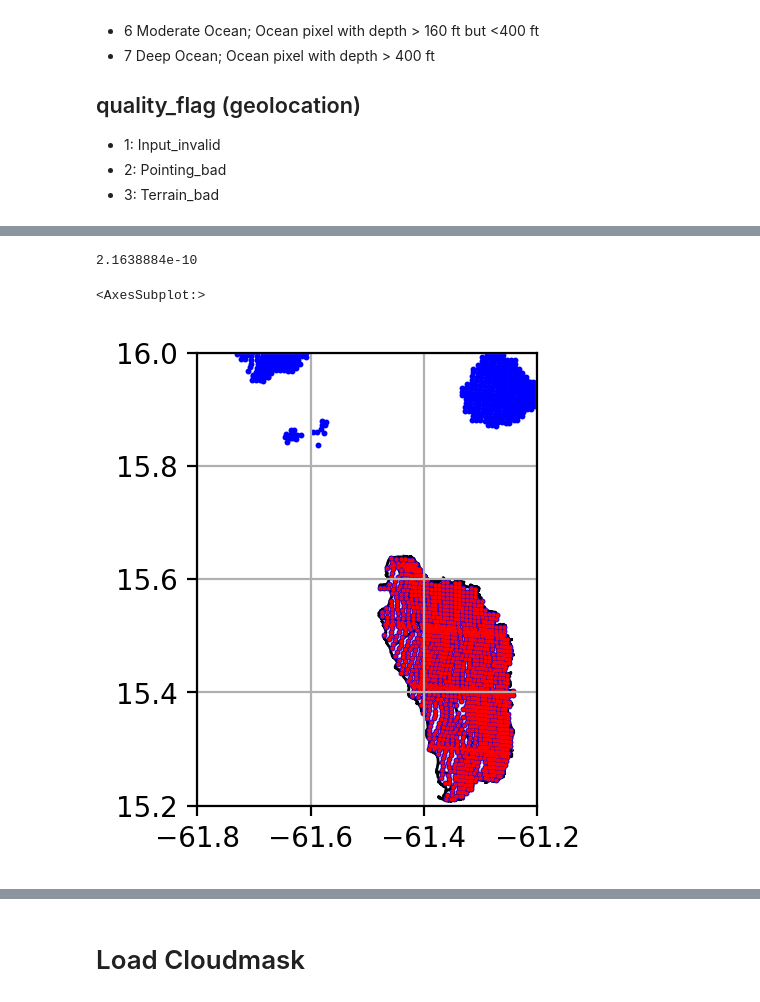
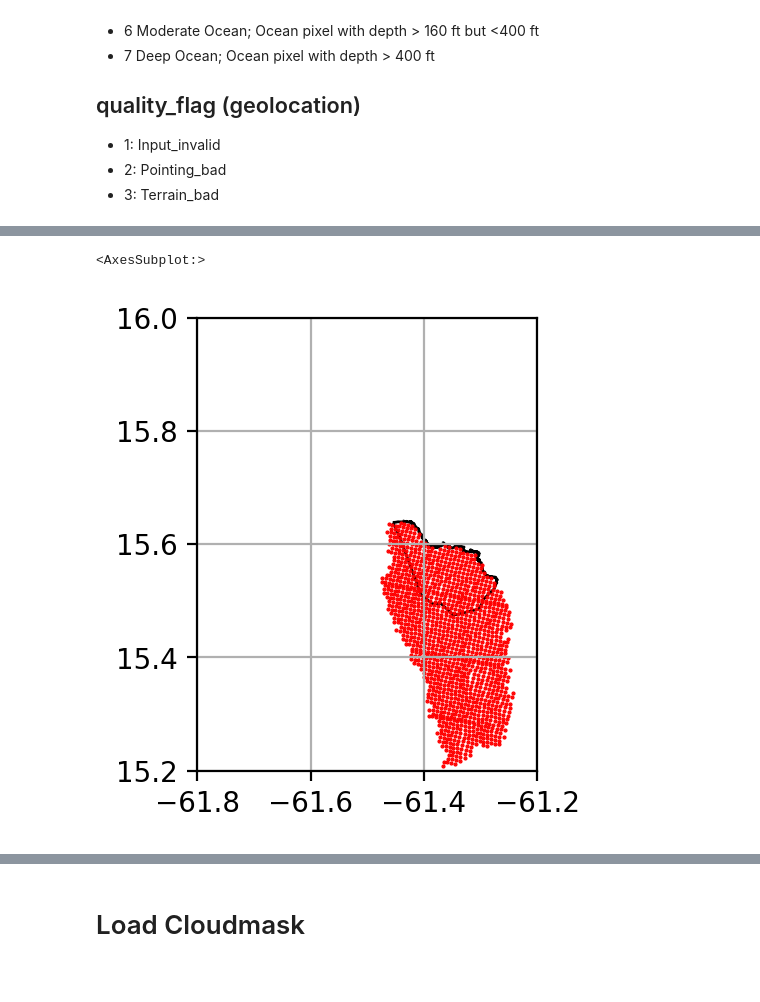
Before and after one commit to NiklasPhabian/nightlights_caribbean, a Jupyter notebook: flow.ipynb, the cells around one changed output, grey strips where cells are left out. Saved outputs shown, nothing was run; the diff lists cells and outputs as text; code cells hidden in the pictures.

```diff
--- a/flow.ipynb
+++ b/flow.ipynb
@@ -74,0 +67,3 @@ vnp02.head()
+# %%
+vnp02 = vnp03.join(vnp02)
+vnp02.head()
@@ -114,6 +116,7 @@ print('{} %'.format(round(selected.size/vnp02.size*100)))
-# %%
-selected = starepandas.STAREDataFrame(selected, geometry=pts)
+# %%
+cover_sids = adm0[adm0['ADM0_NAME']==country]['stare'].iloc[0]
 # %%
-intersected = selected[selected.stare_intersects(cover_sids)]
+intersects = selected.stare_intersects(cover_sids, n_workers=10)
+intersected = selected[intersects.values]
 intersected.head()
 # %% [output]
@@ -126,18 +129,16 @@ intersected.head()
-# %%
-dnb = intersected['DNB_observations'].mean()
-dnb
-# %% [output]
-2.1638884e-10
 # %%
 fig, ax = plt.subplots(figsize=(3,3), dpi=200)
 ax.grid(True)
 
 ax.set_ylim(15.2, 16)
 ax.set_xlim(-61.8, -61.2)
 
-country.plot(ax=ax, trixels=False, color='w', edgecolor='black')
-selected.plot(ax=ax, color='b', marker='.', markersize=5)
+
+pts = geopandas.points_from_xy(intersected.lon, intersected.lat)
+intersected = intersected.set_geometry(pts)
+
+adm0[adm0['ADM0_NAME']==country].plot(ax=ax, trixels=False, color='w', edgecolor='black')
 intersected.plot(ax=ax, color='r', alpha=1, marker='.', markersize=1)
 # %% [output]
 <AxesSubplot:>
-[figure, old version]
+[figure, new version]
```
Also changed, not shown: parts of 24 cells of this notebook, 6 other files.
